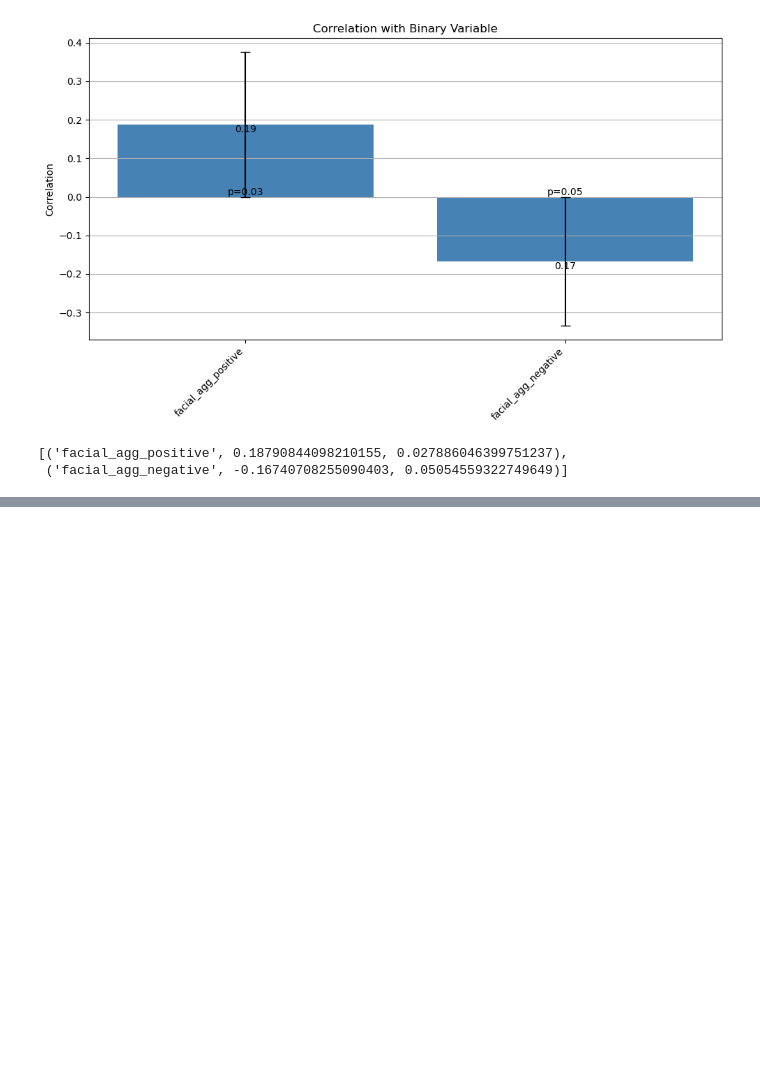
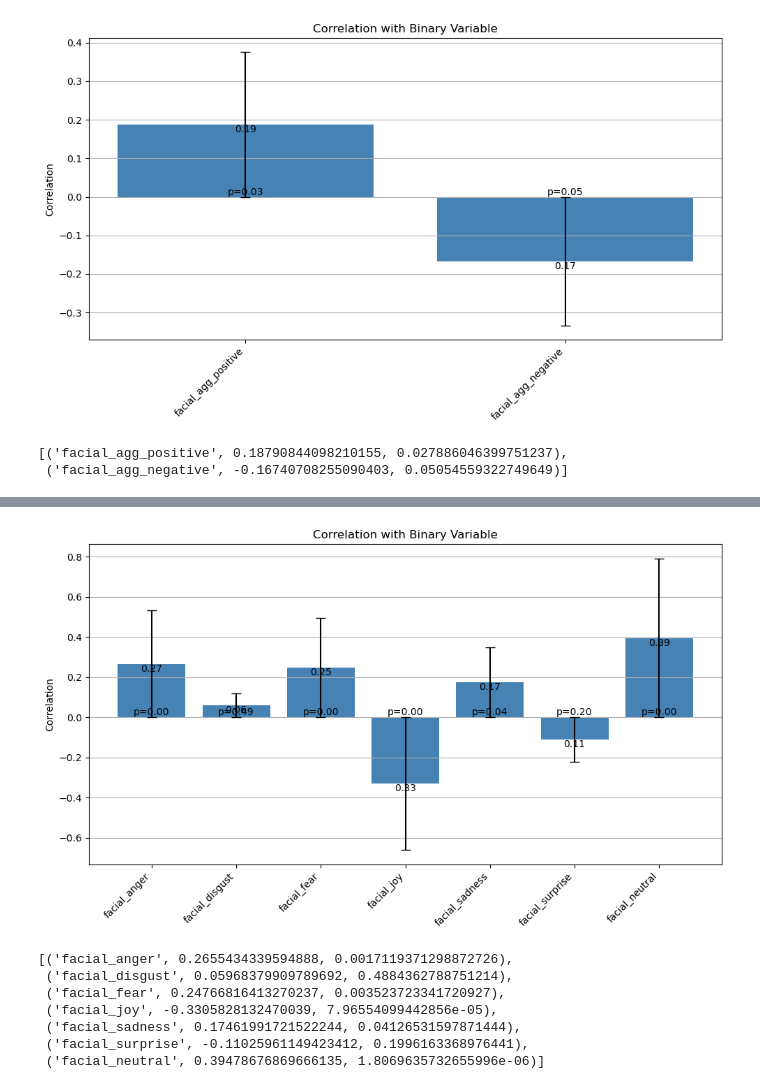
Before and after one commit to RavenRudi/coin_jazz, a Jupyter notebook: notebooks/rq2_correlations.ipynb, the cells around one changed output, grey strips where cells are left out. Cells and saved outputs as stored; diff of their text form; code cells hidden in the pictures; blank space fills up the shorter version.

```diff
--- a/notebooks/rq2_correlations.ipynb
+++ b/notebooks/rq2_correlations.ipynb
@@ -49,11 +49,11 @@ def facial_to_text_up_to_next_start_merge(df_facial_in, df_text_in):
     df_interval_merge = pd.concat([df_text, pd.DataFrame(interval_emotions, columns=['facial_anger','facial_disgust','facial_fear','facial_joy','facial_sadness','facial_surprise','facial_neutral'])], axis=1)
     return df_interval_merge
 # %%
-def get_correlations_with_binary(df, binary_feature, continuous_features):
+def get_correlations_with_binary(df, binary_feature, continuous_features, corr_func=pointbiserialr):
     df = df.dropna()
     correlation_data = []
     for feature in continuous_features:
-        corr, p_value = pointbiserialr(df[feature], df[binary_feature])
+        corr, p_value = corr_func(df[feature], df[binary_feature])
         correlation_data.append((feature, corr, p_value))
 
     data = correlation_data
@@ -269,0 +337,11 @@ get_correlations_with_binary(df_merged_cleaned, 'positive', ['facial_agg_positiv
+# %%
+get_correlations_with_binary(df_merged, 'len', ['facial_anger','facial_disgust','facial_fear','facial_joy','facial_sadness','facial_surprise','facial_neutral'],corr_func=spearmanr)
+# %% [output]
+[figure, added]
+[('facial_anger', 0.2655434339594888, 0.0017119371298872726),
+ ('facial_disgust', 0.05968379909789692, 0.4884362788751214),
+ ('facial_fear', 0.24766816413270237, 0.003523723341720927),
+ ('facial_joy', -0.3305828132470039, 7.96554099442856e-05),
+ ('facial_sadness', 0.17461991721522244, 0.04126531597871444),
+ ('facial_surprise', -0.11025961149423412, 0.1996163368976441),
+ ('facial_neutral', 0.39478676869666135, 1.8069635732655996e-06)]
```
Also changed, not shown: parts of 3 cells of this notebook, 12 other files.
